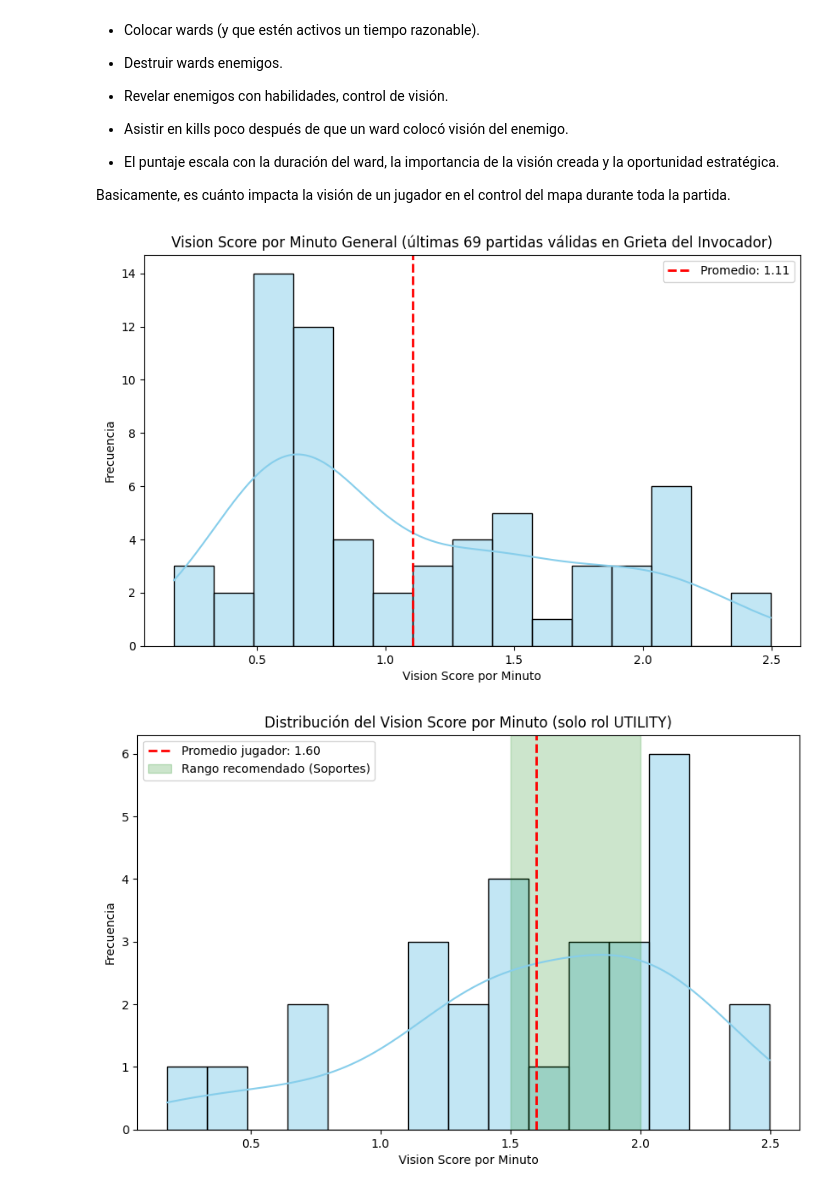
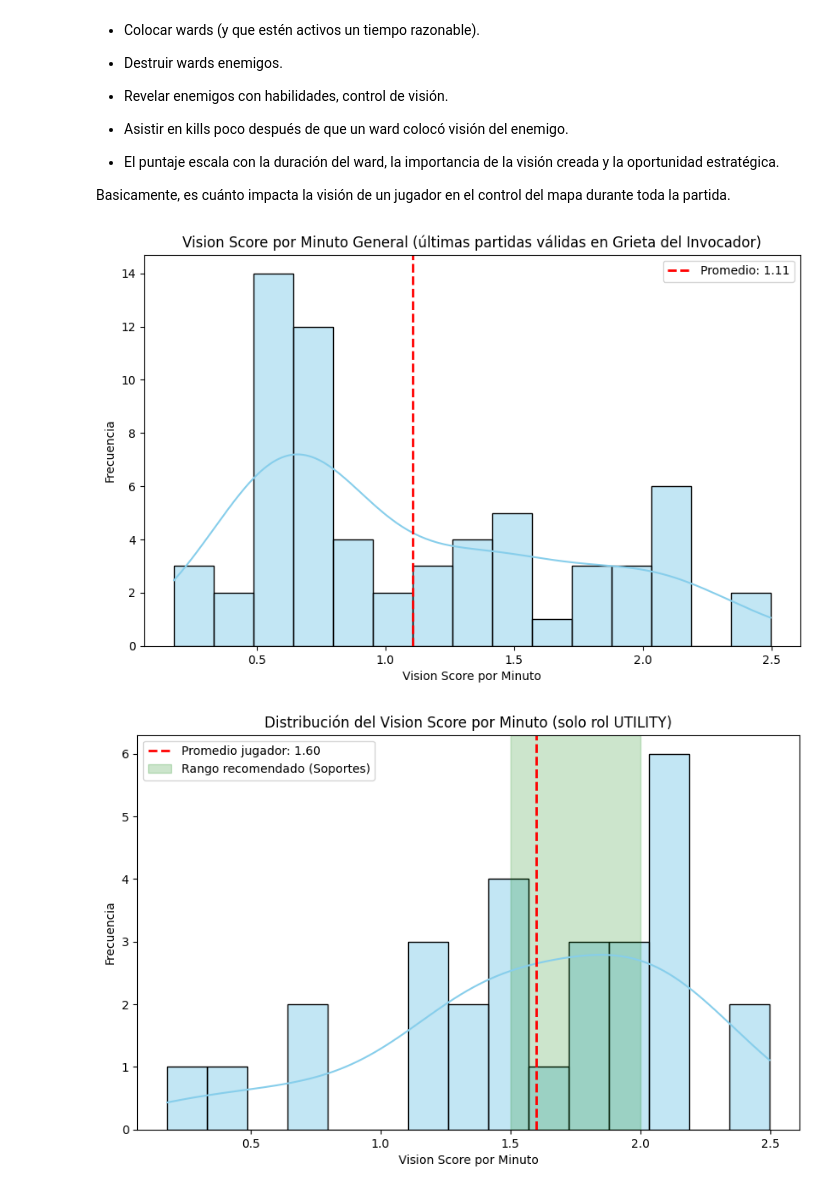
Before and after one commit to CyJavac/CIENCIA_DATOS_2025, a Jupyter notebook: Apikey_LOL.ipynb, the cells around one changed output. Drawn from its saved outputs; the diff is of its cells as text; code cells hidden in the pictures.

```diff
--- a/Apikey_LOL.ipynb
+++ b/Apikey_LOL.ipynb
@@ -515,34 +515,34 @@ Basicamente, es cuánto impacta la visión de un jugador en el control del mapa
 # %%
 import matplotlib.pyplot as plt
 import seaborn as sns
 
 # --- Verificar que la columna existe ---
 if "vision_score_per_min" not in df.columns:
     df["vision_score_per_min"] = df["vision_score"] / df["game_duration"].replace(0, 1)
 
 # --- Filtrar solo partidas con VS/min > 0 (ignora ARAM, CHERRY, etc.) ---
 df_filtered = df[df["vision_score_per_min"] > 0]
 
 # --- Calcular promedio solo con partidas válidas ---
 avg_vs_min = df_filtered["vision_score_per_min"].mean()
 
 # --- Graficar histograma ---
 plt.figure(figsize=(10,6))
 sns.histplot(df_filtered["vision_score_per_min"], bins=15, kde=True, color="skyblue")
 
 # Línea del promedio
 plt.axvline(avg_vs_min, color="red", linestyle="--", linewidth=2, label=f"Promedio: {avg_vs_min:.2f}")
 
 # Rango recomendado (1.5–2)
 #plt.axvspan(1.5, 2.0, color="green", alpha=0.2, label="Rango recomendado (Soportes)")
 
-plt.title("Vision Score por Minuto General (últimas 69 partidas válidas en Grieta del Invocador)")
+plt.title("Vision Score por Minuto General (últimas partidas válidas en Grieta del Invocador)")
 plt.xlabel("Vision Score por Minuto")
 plt.ylabel("Frecuencia")
 plt.legend()
 plt.show()
 # %% [output]
-[figure, old version]
+[figure, new version]
 # %%
 import matplotlib.pyplot as plt
 import seaborn as sns
```
Also changed, not shown: parts of 1 cell of this notebook.
